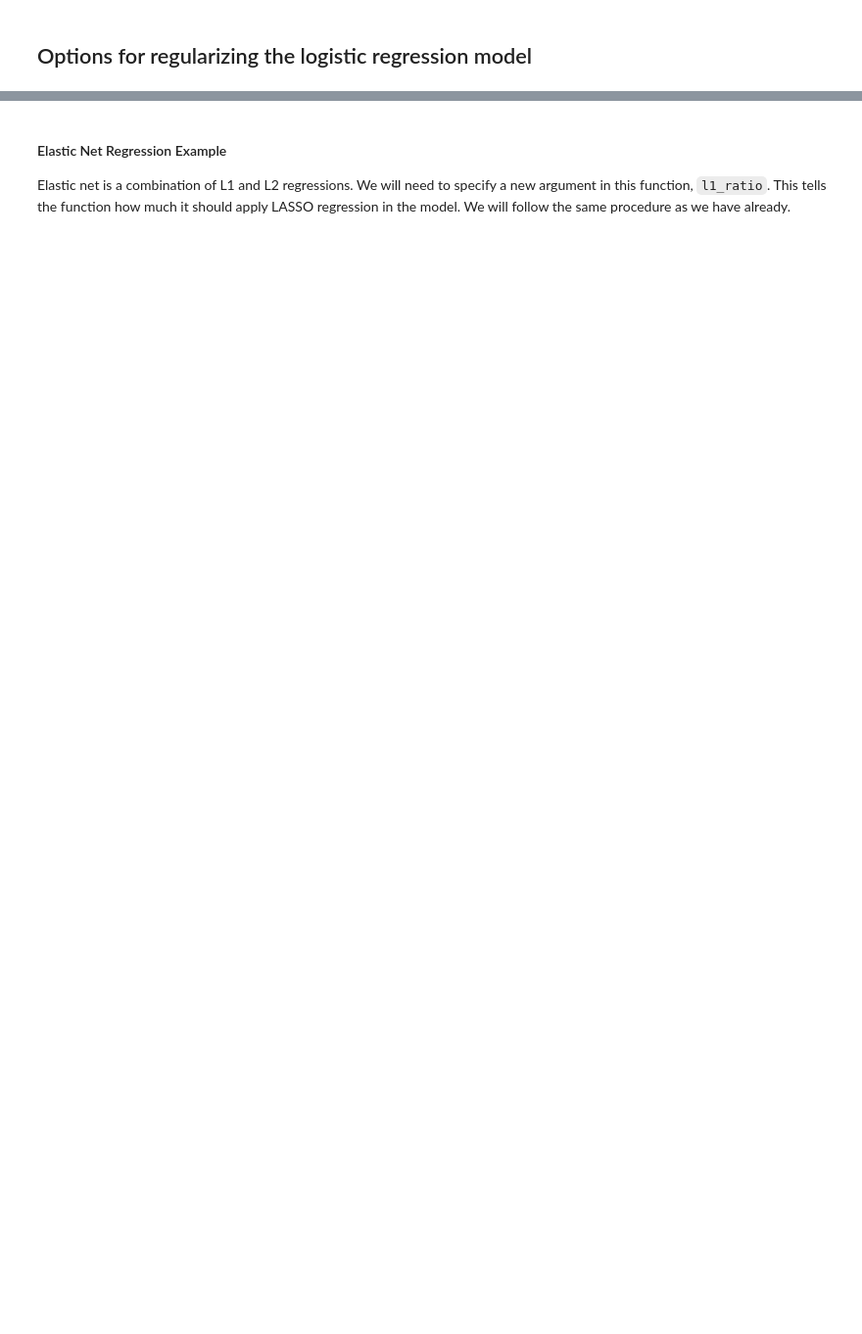
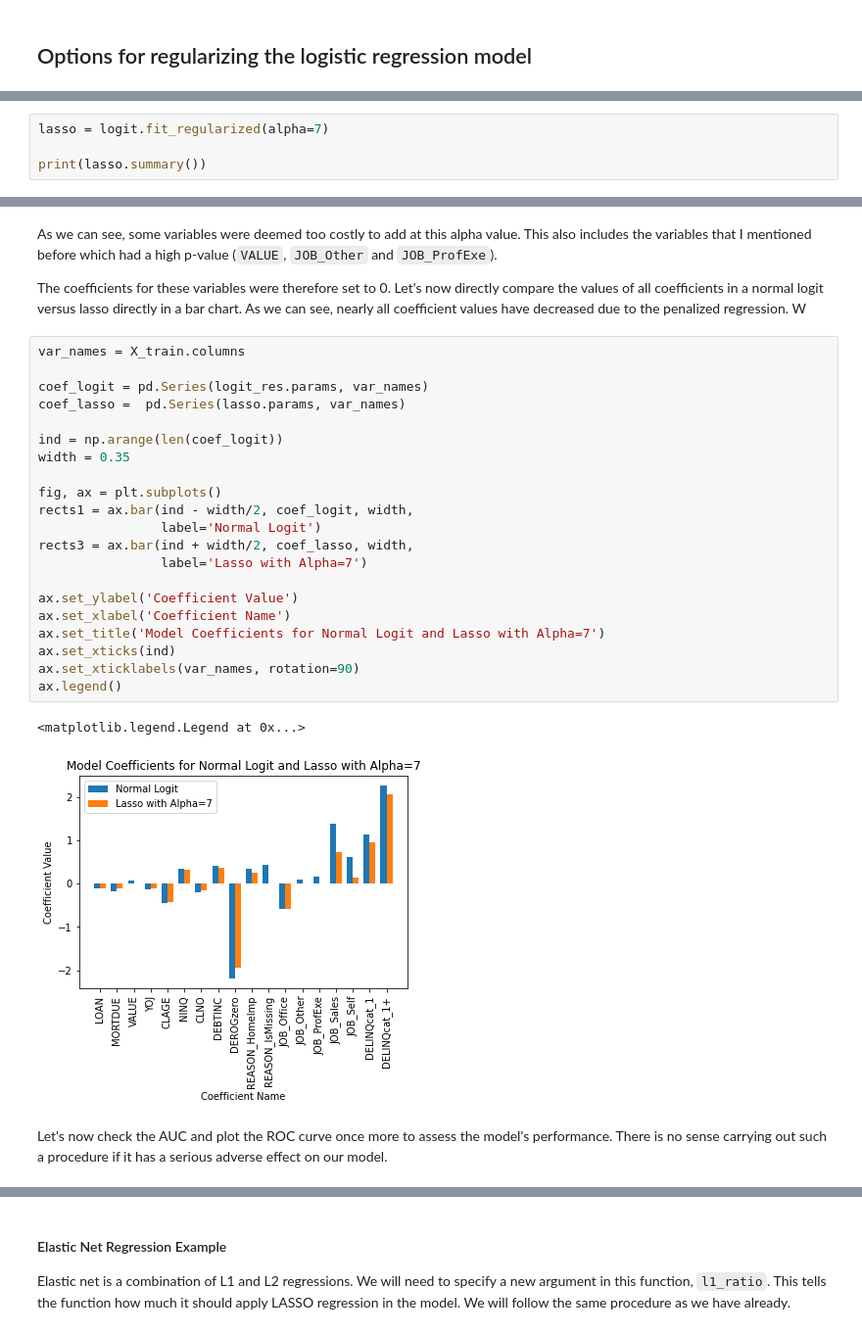
Before and after one commit to Humboldt-WI/bads, a Jupyter notebook: tutorials/7_nb_model_selection.ipynb, the cells around one changed output, grey strips where cells are left out. Shown at 98% size. Drawn from its saved outputs; the diff is of its cells as text; blank space fills up the shorter version.

```diff
--- a/tutorials/7_nb_model_selection.ipynb
+++ b/tutorials/7_nb_model_selection.ipynb
@@ -408,0 +206,4 @@ for model in ridge_models:
+# %%
+lasso = logit.fit_regularized(alpha=7)
+
+print(lasso.summary())
@@ -408,0 +228,30 @@ for model in ridge_models:
+# %% [markdown]
+As we can see, some variables were deemed too costly to add at this alpha value. This also includes the variables that I mentioned before which had a high p-value (`VALUE`, `JOB_Other` and `JOB_ProfExe`).
+
+The coefficients for these variables were therefore set to 0. Let's now directly compare the values of all coefficients in a normal logit versus lasso directly in a bar chart. As we can see, nearly all coefficient values have decreased due to the penalized regression. W
+# %%
+var_names = X_train.columns
+
+coef_logit = pd.Series(logit_res.params, var_names)
+coef_lasso =  pd.Series(lasso.params, var_names)
+
+ind = np.arange(len(coef_logit))
+width = 0.35
+
+fig, ax = plt.subplots()
+rects1 = ax.bar(ind - width/2, coef_logit, width,
+                label='Normal Logit')
+rects3 = ax.bar(ind + width/2, coef_lasso, width,
+                label='Lasso with Alpha=7')
+
+ax.set_ylabel('Coefficient Value')
+ax.set_xlabel('Coefficient Name')
+ax.set_title('Model Coefficients for Normal Logit and Lasso with Alpha=7')
+ax.set_xticks(ind)
+ax.set_xticklabels(var_names, rotation=90)
+ax.legend()
+# %% [output]
+<matplotlib.legend.Legend at 0x...>
+[figure, added]
+# %% [markdown]
+Let's now check the AUC and plot the ROC curve once more to assess the model's performance. There is no sense carrying out such a procedure if it has a serious adverse effect on our model.
```
Also changed, not shown: parts of 161 cells of this notebook.
